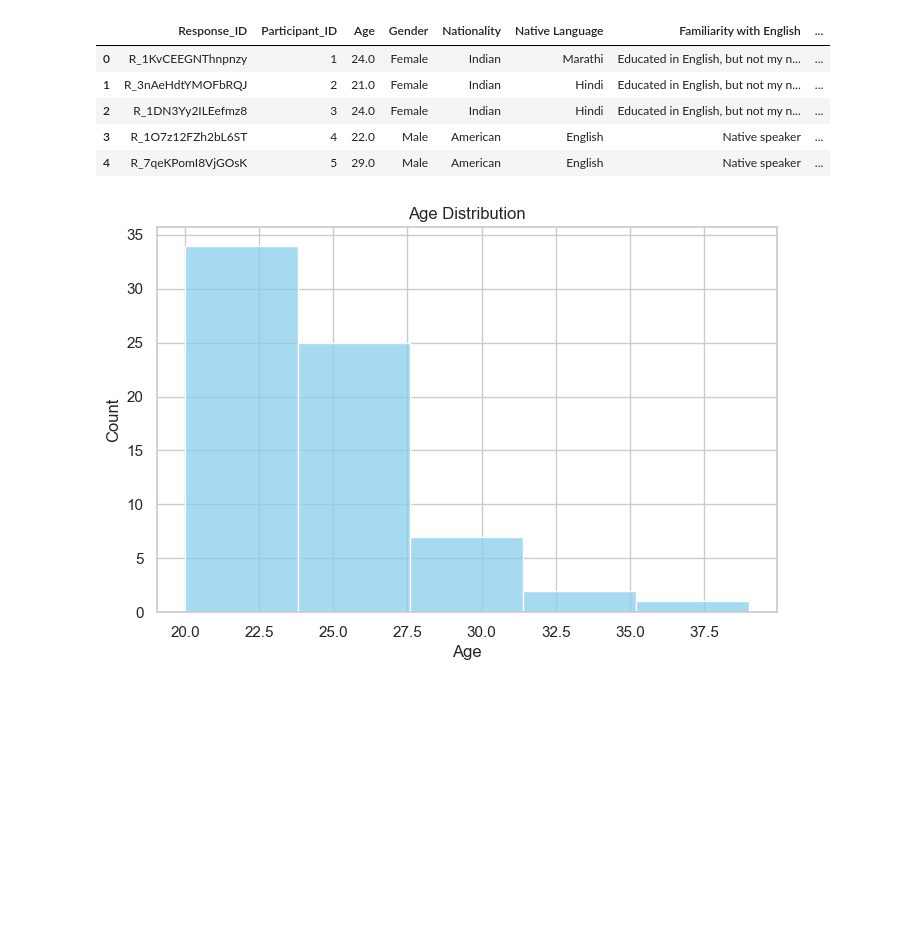
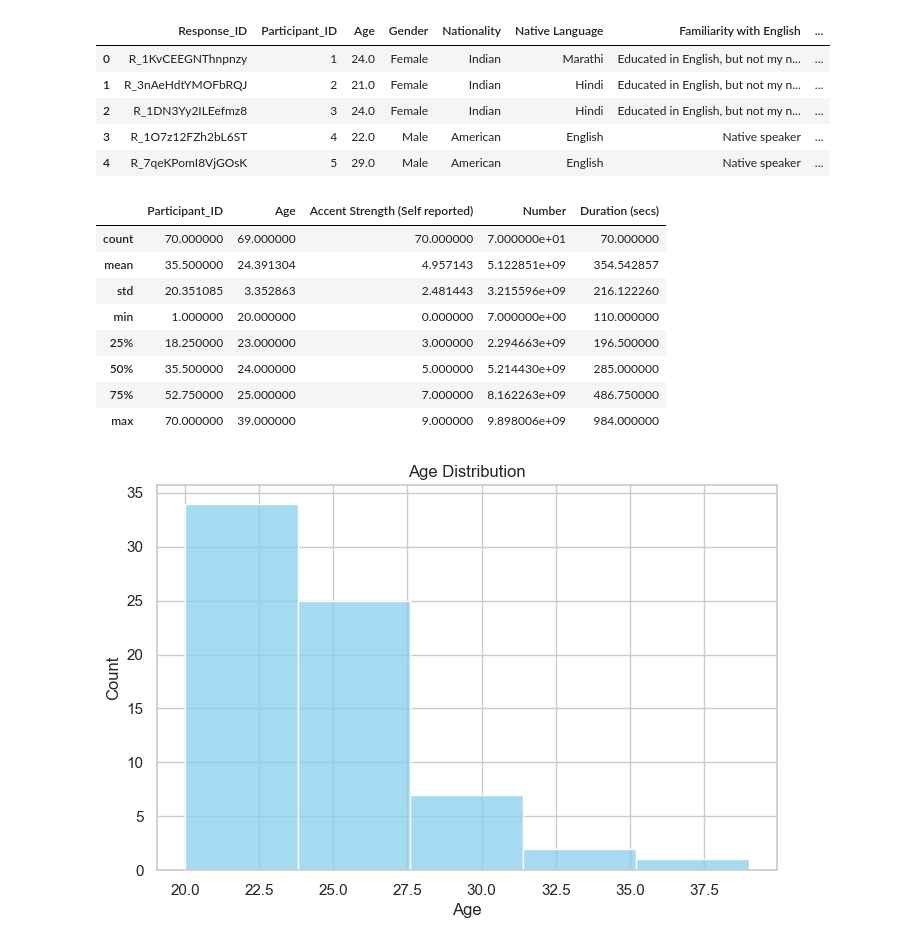
Before and after one commit to Sakshee5/alphanumeric-audio-dataset, a Jupyter notebook: code/exploratory_data_analysis.ipynb, the cells around one changed output. Cells and saved outputs as stored; diff of their text form; code cells hidden in the pictures; blank space fills up the shorter version.

```diff
--- a/code/exploratory_data_analysis.ipynb
+++ b/code/exploratory_data_analysis.ipynb
@@ -14,6 +14,18 @@ df.head()
 | 2 | R_1DN3Yy2ILEefmz8 | 3 | 24.0 | Female | Indian | Hindi | Educated in English, but not my n... | ... |
 | 3 | R_1O7z12FZh2bL6ST | 4 | 22.0 | Male | American | English | Native speaker | ... |
 | 4 | R_7qeKPomI8VjGOsK | 5 | 29.0 | Male | American | English | Native speaker | ... |
+# %%
+df.describe()
+# %% [output]
+|  | Participant_ID | Age | Accent Strength (Self reported) | Number | Duration (secs) |
+| count | 70.000000 | 69.000000 | 70.000000 | 7.000000e+01 | 70.000000 |
+| mean | 35.500000 | 24.391304 | 4.957143 | 5.122851e+09 | 354.542857 |
+| std | 20.351085 | 3.352863 | 2.481443 | 3.215596e+09 | 216.122260 |
+| min | 1.000000 | 20.000000 | 0.000000 | 7.000000e+00 | 110.000000 |
+| 25% | 18.250000 | 23.000000 | 3.000000 | 2.294663e+09 | 196.500000 |
+| 50% | 35.500000 | 24.000000 | 5.000000 | 5.214430e+09 | 285.000000 |
+| 75% | 52.750000 | 25.000000 | 7.000000 | 8.162263e+09 | 486.750000 |
+| max | 70.000000 | 39.000000 | 9.000000 | 9.898006e+09 | 984.000000 |
 # %%
 # 1. Age Distribution (Bar Chart)
 plt.figure(figsize=(8, 5))
```
Also changed, not shown: parts of 2 cells of this notebook, 10 other files.
